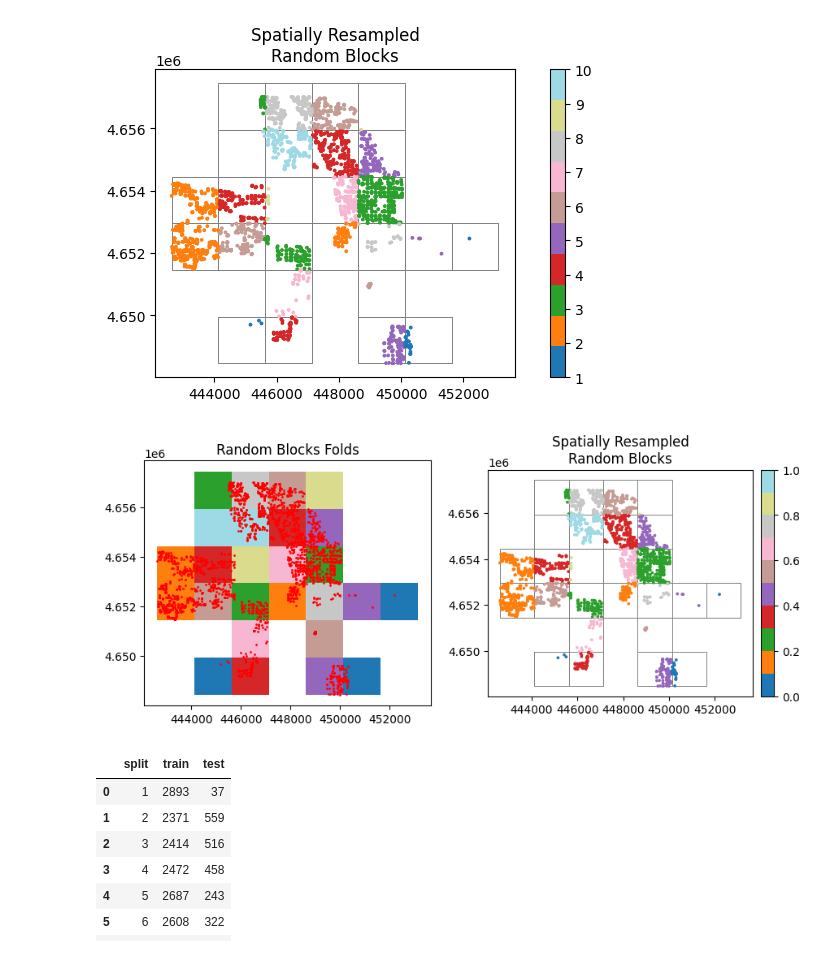
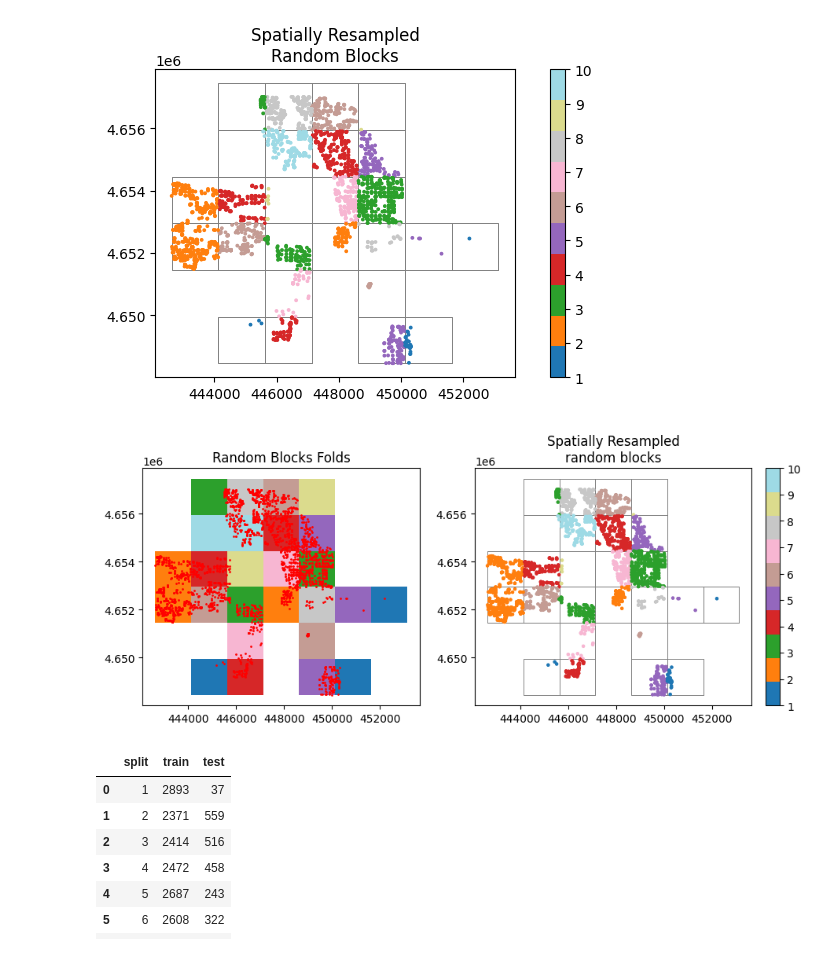
Before and after one commit to WalidGharianiEAGLE/spatial-kfold, a Jupyter notebook: notebooks/spatialkfold_intro.ipynb, the cells around one changed output. Saved outputs shown, nothing was run; the diff lists cells and outputs as text; code cells hidden in the pictures.

```diff
--- a/notebooks/spatialkfold_intro.ipynb
+++ b/notebooks/spatialkfold_intro.ipynb
@@ -161,26 +162,35 @@ plt.show()
 # %%
 fig, ax = plt.subplots(1,2 , figsize=(10, 6))
 
 # plot 1
 ames_rnd_blocks.plot(column = 'folds',cmap = color_ramp, ax = ax[0] ,lw=0.7, legend = False)
 ames_prj.plot(ax=ax[0],  markersize = 1, color = 'r')
 ax[0].set_title('Random Blocks Folds')
 
 # plot 2
 ames_rnd_blocks.plot(facecolor="none",edgecolor='grey', ax = ax[1] ,lw=0.7, legend = False)
 ames_res_rnd_blk.plot(column = 'folds', cmap = color_ramp,legend = False, ax = ax[1], markersize = 3)
-ax[1].set_title('Spatially Resampled\nRandom Blocks')
+ax[1].set_title('Spatially Resampled\nrandom blocks')
 
-# add colorbar to plot 2
-divider = make_axes_locatable(ax[1])
-cax = divider.append_axes("right", size="5%", pad=0.1)
-sm = plt.cm.ScalarMappable(cmap=color_ramp)
-sm.set_array([])
-plt.colorbar(sm, ax=ax[1], cax=cax)
+
+im1 = ax[1].scatter(ames_res_rnd_blk.geometry.x , ames_res_rnd_blk.geometry.y, c=ames_res_rnd_blk['folds'],
+                 cmap=color_ramp, s=5)
+
+axins1 = inset_axes(
+    ax[1],
+    width="5%",  # width: 5% of parent_bbox width
+    height="50%",  # height: 50%
+    loc="lower left",
+    bbox_to_anchor=(1.05, 0, 1, 2),
+    bbox_transform=ax[1].transAxes,
+    borderpad=0
+)
+fig.colorbar(im1, cax=axins1,  ticks= range(1,11))
+
 
 plt.show()
 # %% [output]
-[figure, old version]
+[figure, new version]
 # %%
 ames_res_rnd_blk_stats = spatial_kfold_stats(ames_res_rnd_blk, y= ames_res_rnd_blk.Sale_Price, groups = ames_res_rnd_blk.folds)
 # %%
```
Also changed, not shown: parts of 3 cells of this notebook.
